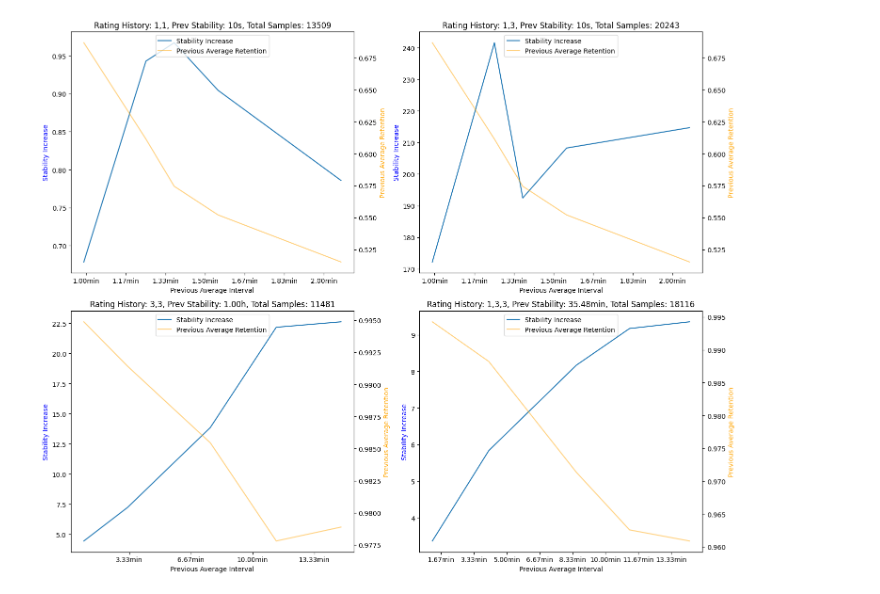
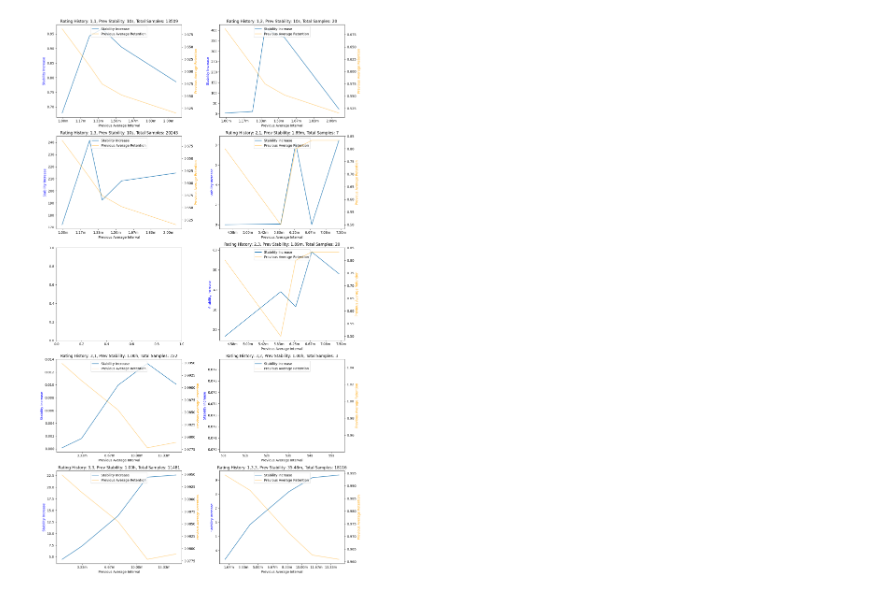
Before and after one commit to open-spaced-repetition/short-term-memory-research, a Jupyter notebook: seq_isotonic.ipynb, the cells around one changed output. Cells and saved outputs as stored; diff of their text form; code cells hidden in the pictures.

Commit message:
add more r_history & add Correlations

```diff
--- a/seq_isotonic.ipynb
+++ b/seq_isotonic.ipynb
@@ -64,7 +58,7 @@ def format_time(x, pos=None):
     if x < 60:
         return f"{x:.0f}s"
     elif x < 3600:
-        return f"{x/60:.2f}min"
+        return f"{x/60:.2f}m"
     elif x < 86400:
         return f"{x/3600:.2f}h"
     else:
@@ -84,11 +78,11 @@ def filter_data(data):
     return data
 
 
-r_history_list = ["1,1", "1,3", "3,3", "1,3,3"]
+r_history_list = ["1,1", "1,2", "1,3", "2,1", "2,2", "2,3", "3,1", "3,2", "3,3", "1,3,3"]
 r_history_delta_t_bounds = {}
 N = 5  # Can be adjusted to any number
 
-df = df[df["r_history"].isin(r_history_list + ["1", "3"])]
+df = df[df["r_history"].isin(r_history_list + ["1", "2", "3"])]
 df = (
     df.groupby("r_history", as_index=True)
     .apply(filter_data, include_groups=False)
@@ -135,6 +129,9 @@ for r_history in r_history_list:
             mask = (data["prev_interval"] > interval_bounds[i]) & (
                 data["prev_interval"] <= interval_bounds[i + 1]
             )
+            if mask.sum() == 0:
+                continue
+
             datasets.append(data[mask])
 
             # Calculate stats for current interval range
@@ -261,0 +266,6 @@ df_stats
+# %%
+# Group by r_history and calculate correlations for each group
+for r_history in df_stats['r_history'].unique():
+    group_data = df_stats[df_stats['r_history'] == r_history]
+    print(f"\nCorrelations for r_history = {r_history}:")
+    print(group_data[['prev_avg_interval', 'prev_avg_retention', 'SInc']].corr())
@@ -262,37 +290,40 @@ df_stats
 # %%
-fig, axes = plt.subplots(2, 2, figsize=(15, 12))
+fig, axes = plt.subplots(5, 2, figsize=(14, 24))
 axes = axes.flatten()
 
-for idx, r_history in enumerate(df_stats['r_history'].unique()):
+for idx, r_history in enumerate(r_history_list):
     data = df_stats[df_stats['r_history'] == r_history]
+
+    if data.empty:
+        continue
 
     ax1 = axes[idx]
     ax2 = ax1.twinx()
 
     # Plot stability increase vs previous average interval
     line1 = ax1.plot(data['prev_avg_interval'], data['SInc'], '-', label='Stability Increase')
 
     # Plot previous average retention on secondary y-axis
     line2 = ax2.plot(data['prev_avg_interval'], data['prev_avg_retention'],
                     alpha=0.5, color='orange', label='Previous Average Retention')
 
     # Customize the plot
     ax1.set_xlabel('Previous Average Interval')
     ax1.set_ylabel('Stability Increase', color='blue')
     ax2.set_ylabel('Previous Average Retention', color='orange')
 
     total_samples = data['sample_size'].sum()
 
     # Add title
     ax1.set_title(f'Rating History: {r_history}, Prev Stability: {format_time(data["prev_stability"].iloc[0])}, Total Samples: {total_samples}')
 
     # Combine legends
     lines = line1 + line2
     labels = [l.get_label() for l in lines]
     ax1.legend(lines, labels, loc='upper center')
     ax1.xaxis.set_major_formatter(plt.FuncFormatter(format_time))
 
 plt.tight_layout()
 plt.show()
 # %% [output]
-[figure, old version]
+[figure, new version]
```
Also changed, not shown: parts of 4 cells of this notebook.
